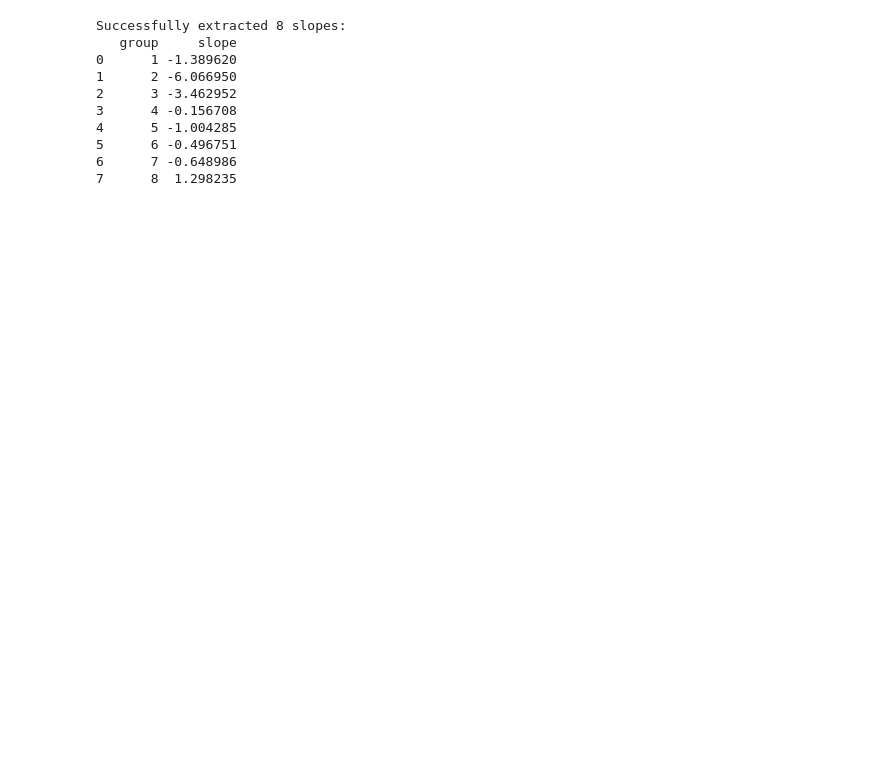
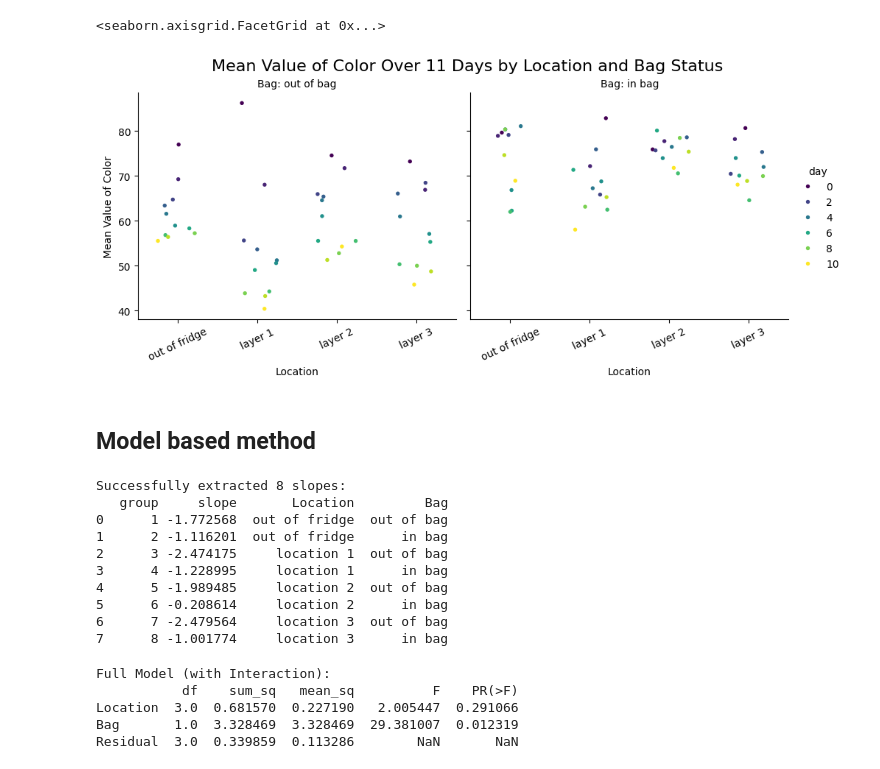
Before and after one commit to s-c-morgan/604-P3, a Jupyter notebook: scripts/model_based_method.ipynb, the cells around one changed output. Saved outputs shown, nothing was run; the diff lists cells and outputs as text; code cells hidden in the pictures; blank space fills up the shorter version.

```diff
--- a/scripts/model_based_method.ipynb
+++ b/scripts/model_based_method.ipynb
@@ -96,3 +167,37 @@ Text(120.72222222222221, 0.5, 'Experimental Condition')
+# %%
+bag_order = ['out of bag', 'in bag']
+location_order = ['out of fridge', 'layer 1', 'layer 2', 'layer 3']
+
+g = sns.catplot(
+        data=df,
+        kind='strip',          # Use 'strip' to plot all 11 points
+        x='Location',          # The 4 groups on the x-axis
+        order=location_order,  # Fix the x-axis order
+        y='mean_value',        # The value to plot
+        col='Bag',             # This creates the "two big types" as separate columns
+        col_order=bag_order,   # Fix the column order
+        hue='day',             # Color the 11 points by day
+        palette='viridis',     # A good sequential colormap for days
+        jitter=0.25,           # Spread the points out so they don't overlap
+        s=15,
+        height=4,              # Make the plot a good size
+        aspect=1.2             # Make each plot a bit wider than it is tall
+    )
+g
+
+
+
+g.fig.suptitle("Mean Value of Color Over 11 Days by Location and Bag Status", y=1.03, fontsize=16)
+g.set_axis_labels("Location", "Mean Value of Color")
+g.set_xticklabels(rotation=25) # Rotate x-axis labels
+
+# Set individual titles for the two plots
+g.set_titles("Bag: {col_name}")
+# %% [output]
+<seaborn.axisgrid.FacetGrid at 0x...>
+[figure, added]
+# %% [markdown]
+## Model based method
 # %%
 ## OLS model
 groups = df['group'].unique()
@@ -105,7 +210,7 @@ for group_name in groups:
 
     # Fit the OLS model
     # 'mean_saturation ~ day' is the formula "Mean Saturation = B0 + B1*Day"
-    model = smf.ols('mean_saturation ~ day', data=group_data).fit()
+    model = smf.ols('mean_value ~ day', data=group_data).fit()
 
     # Extract the slope coefficient for 'day'
     slope = model.params['day']
@@ -116,16 +221,19 @@ for group_name in groups:
     })
 
 df_slopes = pd.DataFrame(slope_results)
+df_slopes['Location'] = df_slopes['group'].map(location_map)
+df_slopes['Bag'] = df_slopes['group'].map(bag_map)
+
 print("Successfully extracted 8 slopes:")
 print(df_slopes)
 # %% [output]
 Successfully extracted 8 slopes:
-   group     slope
-0      1 -1.389620
-1      2 -6.066950
-2      3 -3.462952
-3      4 -0.156708
-4      5 -1.004285
-5      6 -0.496751
-6      7 -0.648986
-7      8  1.298235
+   group     slope       Location         Bag
+0      1 -1.772568  out of fridge  out of bag
+1      2 -1.116201  out of fridge      in bag
+2      3 -2.474175     location 1  out of bag
+3      4 -1.228995     location 1      in bag
+4      5 -1.989485     location 2  out of bag
+5      6 -0.208614     location 2      in bag
+6      7 -2.479564     location 3  out of bag
+7      8 -1.001774     location 3      in bag
@@ -133,0 +240,15 @@ Successfully extracted 8 slopes:
+# %%
+## ANOVA model
+model_full = smf.ols('slope ~ Location + Bag ', data=df_slopes).fit()
+
+# Get the ANOVA table (Type 2 is robust)
+anova_full_table = anova_lm(model_full, type=2)
+
+print("\nFull Model (with Interaction):")
+print(anova_full_table)
+# %% [output]
+Full Model (with Interaction):
+           df    sum_sq   mean_sq          F    PR(>F)
+Location  3.0  0.681570  0.227190   2.005447  0.291066
+Bag       1.0  3.328469  3.328469  29.381007  0.012319
+Residual  3.0  0.339859  0.113286        NaN       NaN
```
Also changed, not shown: parts of 7 cells of this notebook.
